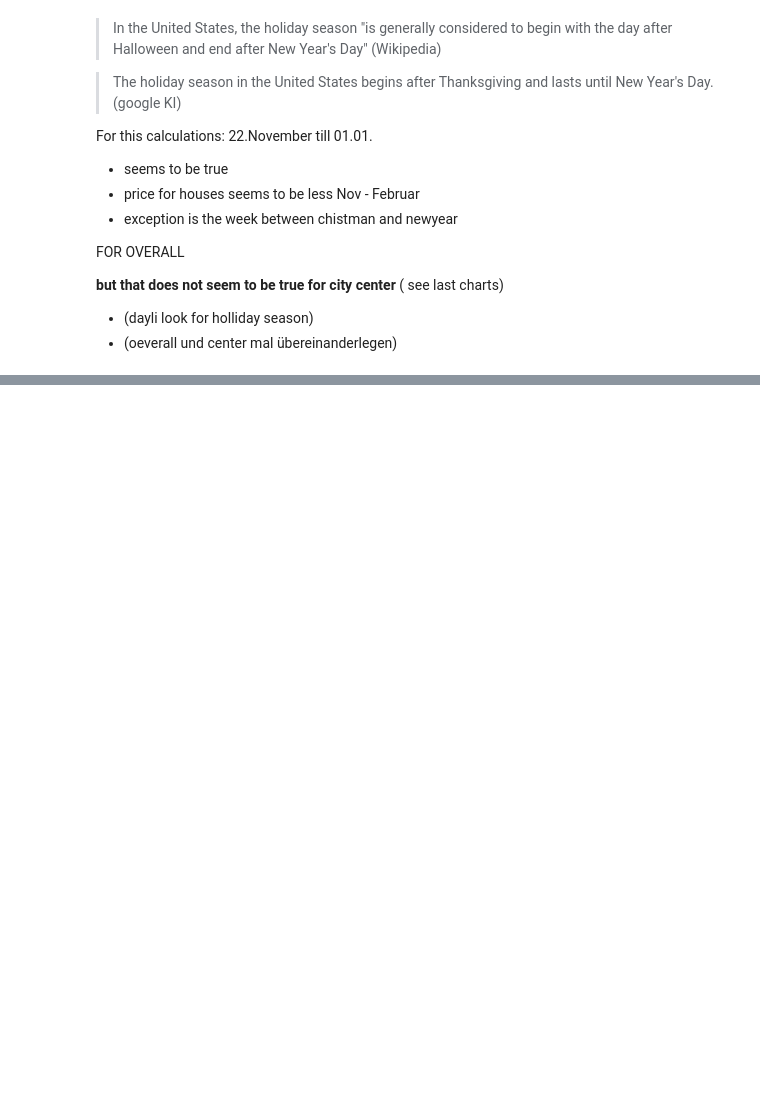
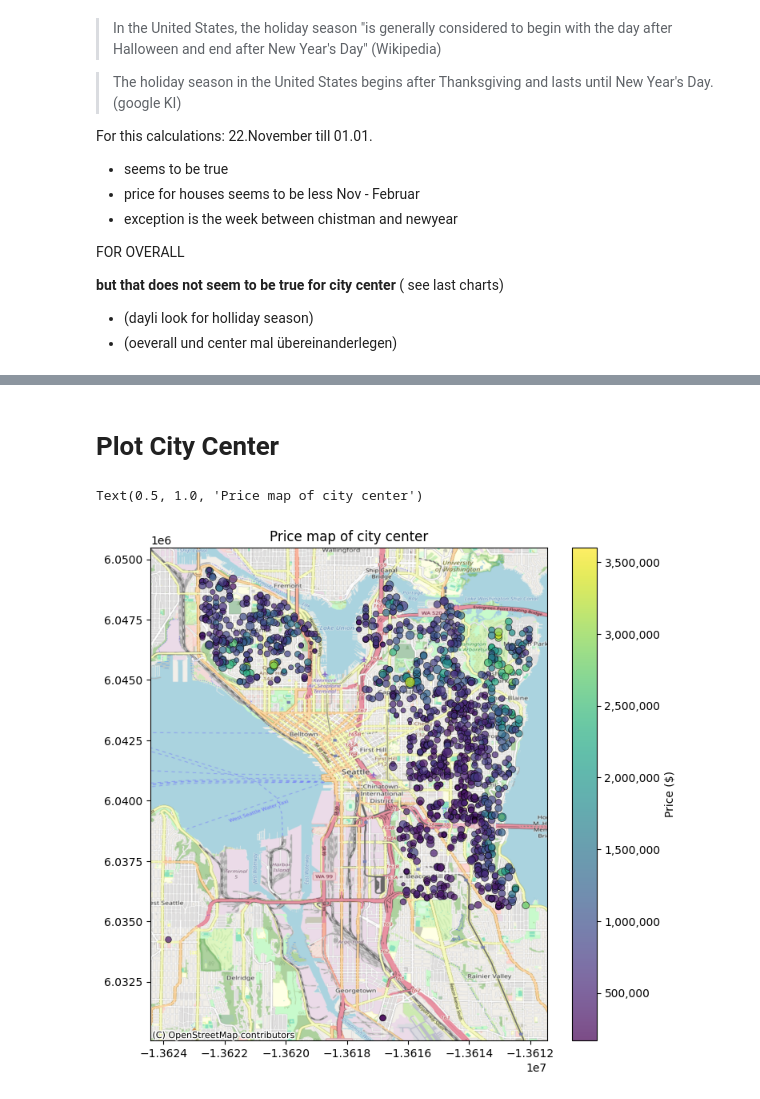
Before and after one commit to julialoeschel/eda-project-houses, a Jupyter notebook: EDA.ipynb, the cells around one changed output, grey strips where cells are left out. Cells and saved outputs as stored; diff of their text form; code cells hidden in the pictures; blank space fills up the shorter version.

```diff
--- a/EDA.ipynb
+++ b/EDA.ipynb
@@ -434,0 +491,26 @@ plt.subplots_adjust(hspace=0.4, wspace=0.3)
+# %% [markdown]
+# Plot City Center
+# %%
+plt.figure(figsize=(8, 8))
+scatter = plt.scatter(
+    df_center_area['x'], df_center_area['y'],
+    c=df_center_area['price'],
+    cmap='viridis',
+    alpha=0.7,
+    s=df_center_area['bedrooms'] * 10,  # Größere Punkte für mehr Schlafzimmer
+    edgecolor='k',
+    linewidth=0.5
+)
+
+# Basemap hinzufügen
+ctx.add_basemap(plt.gca(), source=ctx.providers.OpenStreetMap.Mapnik)
+
+
+# Farblegende und Titel
+cbar = plt.colorbar(scatter, label='Price ($)')
+cbar.formatter = mtick.FuncFormatter(lambda x, _: f'{x:,.0f}')  # Preise ausgeschrieben
+cbar.update_ticks()
+plt.title('Price map of city center')
+# %% [output]
+Text(0.5, 1.0, 'Price map of city center')
+[figure, added]
```
Also changed, not shown: parts of 6 cells of this notebook.
